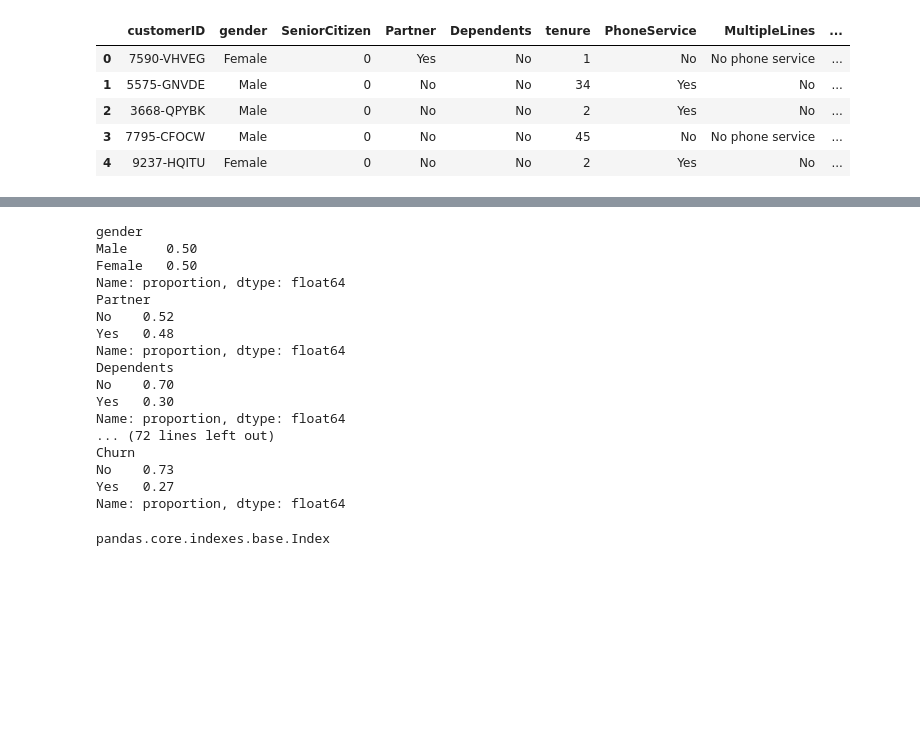
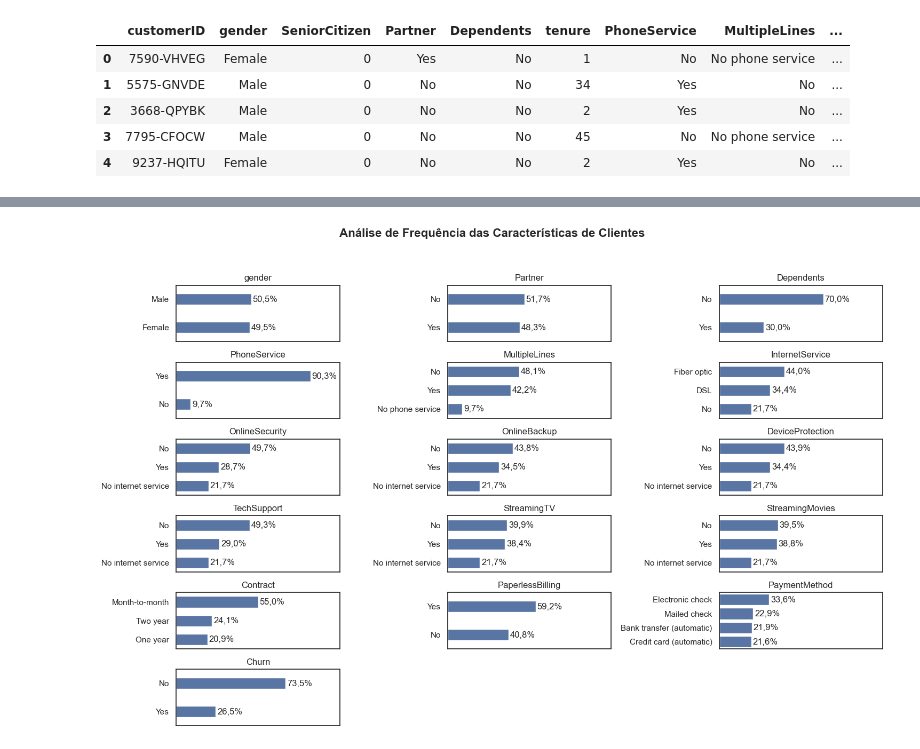
Before and after one commit to donikurtz/ChurnAnalysis-Telco, a Jupyter notebook: 01_analise_dados.ipynb, the cells around one changed output, grey strips where cells are left out. Cells and saved outputs as stored; diff of their text form; code cells hidden in the pictures; blank space fills up the shorter version.

```diff
--- a/01_analise_dados.ipynb
+++ b/01_analise_dados.ipynb
@@ -43,6 +46,9 @@ MonthlyCharges      float64
 TotalCharges         object
 Churn                object
 dtype: object
+# %%
+# Usando errors='coerce' para converter valores não-numéricos em NaN
+df['TotalCharges'] = pd.to_numeric(df['TotalCharges'], errors='coerce')
 # %%
 # Verificar a existência de valores ausentes
 print("Valores ausentes por coluna:\n", df.isnull().sum())
@@ -66,26 +72,45 @@ Churn               0
 dtype: int64
-# %%
-for coluna in df.dtypes[(df.dtypes == 'object')&(df.dtypes.index != 'customerID')].index:
-    print(df[coluna].value_counts(normalize=True))
-# %% [output]
-gender
-Male     0.50
-Female   0.50
-Name: proportion, dtype: float64
-Partner
-No    0.52
-Yes   0.48
-Name: proportion, dtype: float64
-Dependents
-No    0.70
-Yes   0.30
-Name: proportion, dtype: float64
-... (72 lines left out)
-Churn
-No    0.73
-Yes   0.27
-Name: proportion, dtype: float64
-# %%
-type(df.dtypes[df.dtypes == 'object'].index)
-# %% [output]
-pandas.core.indexes.base.Index
+# %%
+sns.set(style="white")
+
+# Lista de todas as colunas que deseja plotar
+todas_colunas = df.dtypes[(df.dtypes == 'object')&(df.dtypes.index != 'customerID')].index
+num_cols = 3  # Número de colunas por linha
+
+# Criando a figura e os subplots (eixos) com duas linhas e três colunas
+fig, axes = plt.subplots(nrows=ceil(len(todas_colunas)/num_cols), ncols=num_cols, figsize=(15, 10))
+
+max_categories = 0
+for colunas in todas_colunas:
+  max_categories = max(df[colunas].nunique(),max_categories)
+
+# Iterando sobre todas as colunas e criando um gráfico para cada uma
+for i, coluna in enumerate(todas_colunas):
+    row = i // num_cols  # Determina a linha atual
+    col = i % num_cols   # Determina a coluna atual
+
+    cate = (df[coluna].nunique() / max_categories) * 0.8
+    df_plot = df[coluna].value_counts(normalize=True).to_frame(name='proportion')
+    sns.barplot(data=df_plot, x='proportion', y=df_plot.index, orient='h', ax=axes[row, col], width=cate)
+    axes[row, col].set_title(coluna)
+    axes[row, col].set_ylabel('')
+    axes[row, col].set_xlabel('')
+    axes[row, col].get_xaxis().set_visible(False)
+    axes[row, col].set_xlim(0, 1.1)
+    for index, value in enumerate(df_plot['proportion']):
+        label = f'{value * 100:.1f}%'.replace('.', ',')
+        axes[row, col].text(value + 0.01, index, label, va='center')
+
+# Esconder os eixos extras se houver (se não usou todos os subplots)
+for j in range(i+1, num_cols * axes.shape[0]):
+    row = j // num_cols
+    col = j % num_cols
+    axes[row, col].set_visible(False)
+
+# Adicionando um título geral acima de todos os subplots
+fig.suptitle('Análise de Frequência das Características de Clientes', fontsize=16, fontweight='bold')
+
+plt.tight_layout(rect=[0, 0.03, 1, 0.95])  # Ajusta o layout para dar espaço para o suptitle
+plt.show()
+# %% [output]
+[figure, added]
```
Also changed, not shown: parts of 3 cells of this notebook.
